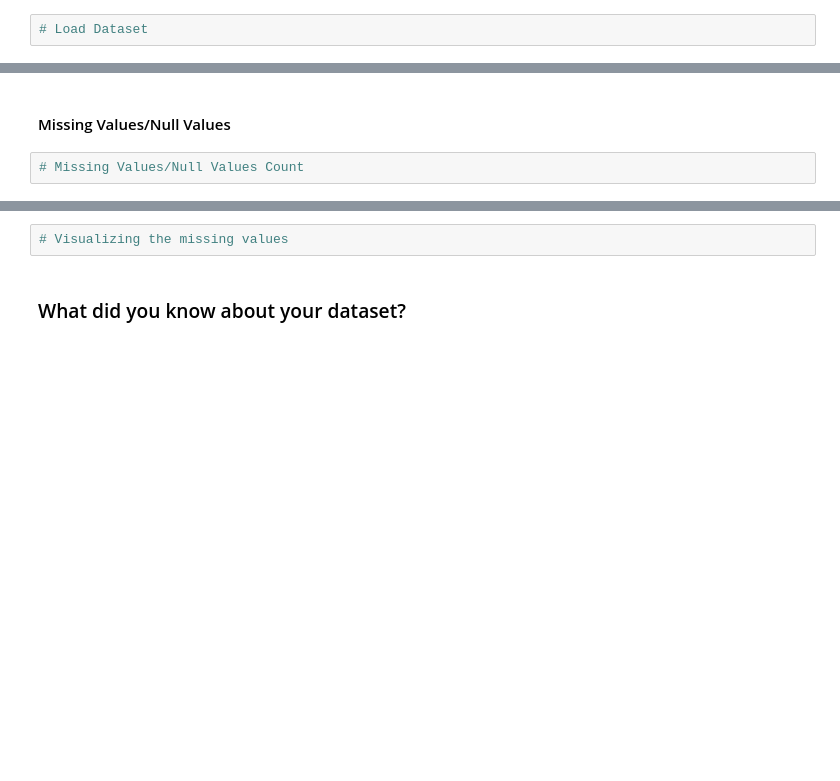
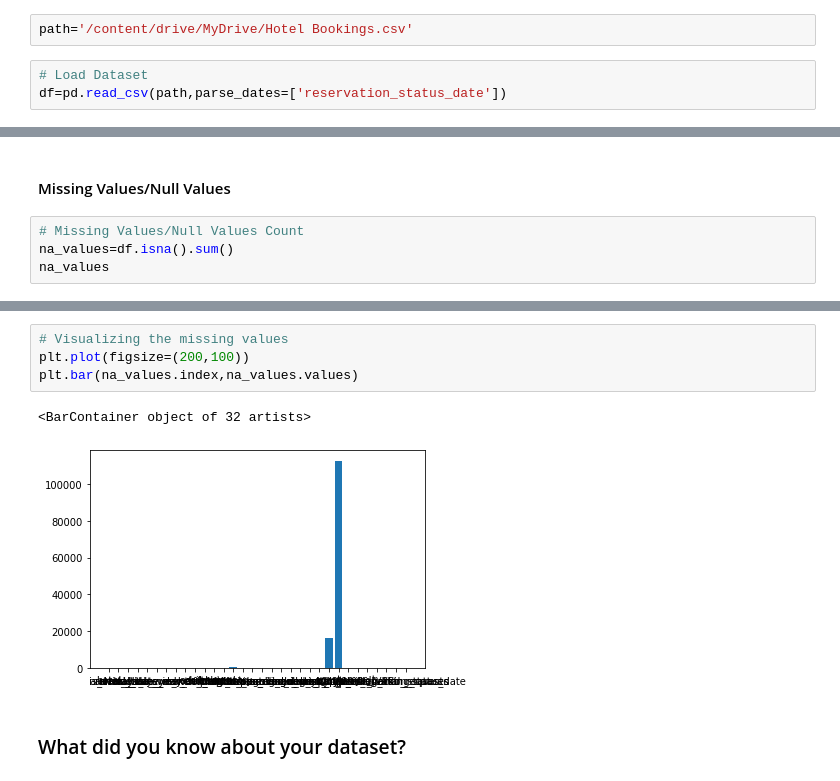
Before and after one commit to Jassibro/EDA-PROJECT, a Jupyter notebook: EDA_Hotel_Booking.ipynb, the cells around one changed output, grey strips where cells are left out. Drawn from its saved outputs; the diff is of its cells as text; blank space fills up the shorter version.

```diff
--- a/EDA_Hotel_Booking.ipynb
+++ b/EDA_Hotel_Booking.ipynb
@@ -70,5 +80,8 @@ M - Multivariate Analysis
+# %%
+path='/content/drive/MyDrive/Hotel Bookings.csv'
 # %%
 # Load Dataset
+df=pd.read_csv(path,parse_dates=['reservation_status_date'])
 # %% [markdown]
 ### Dataset First View
 # %%
@@ -89,3 +152,5 @@ M - Multivariate Analysis
 #### Missing Values/Null Values
 # %%
 # Missing Values/Null Values Count
+na_values=df.isna().sum()
+na_values
@@ -92,5 +175,10 @@ M - Multivariate Analysis
 # %%
 # Visualizing the missing values
+plt.plot(figsize=(200,100))
+plt.bar(na_values.index,na_values.values)
+# %% [output]
+<BarContainer object of 32 artists>
+[figure, added]
 # %% [markdown]
 ### What did you know about your dataset?
 # %% [markdown]
```
Also changed, not shown: parts of 11 cells of this notebook.
